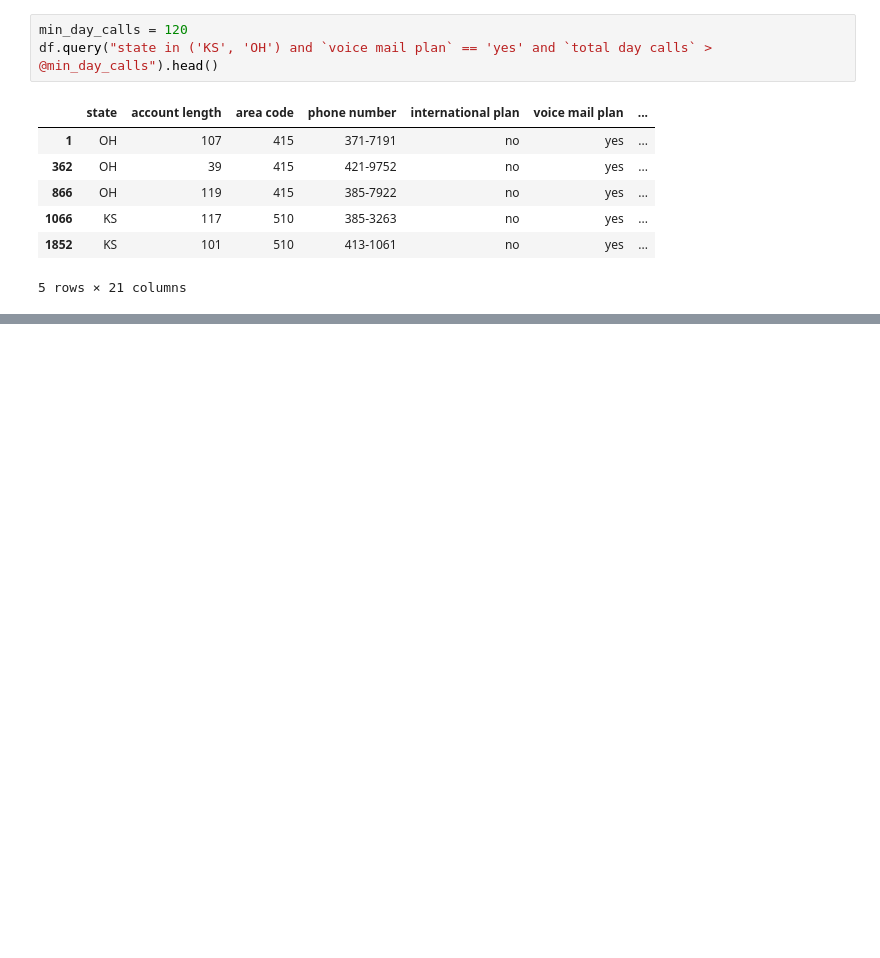
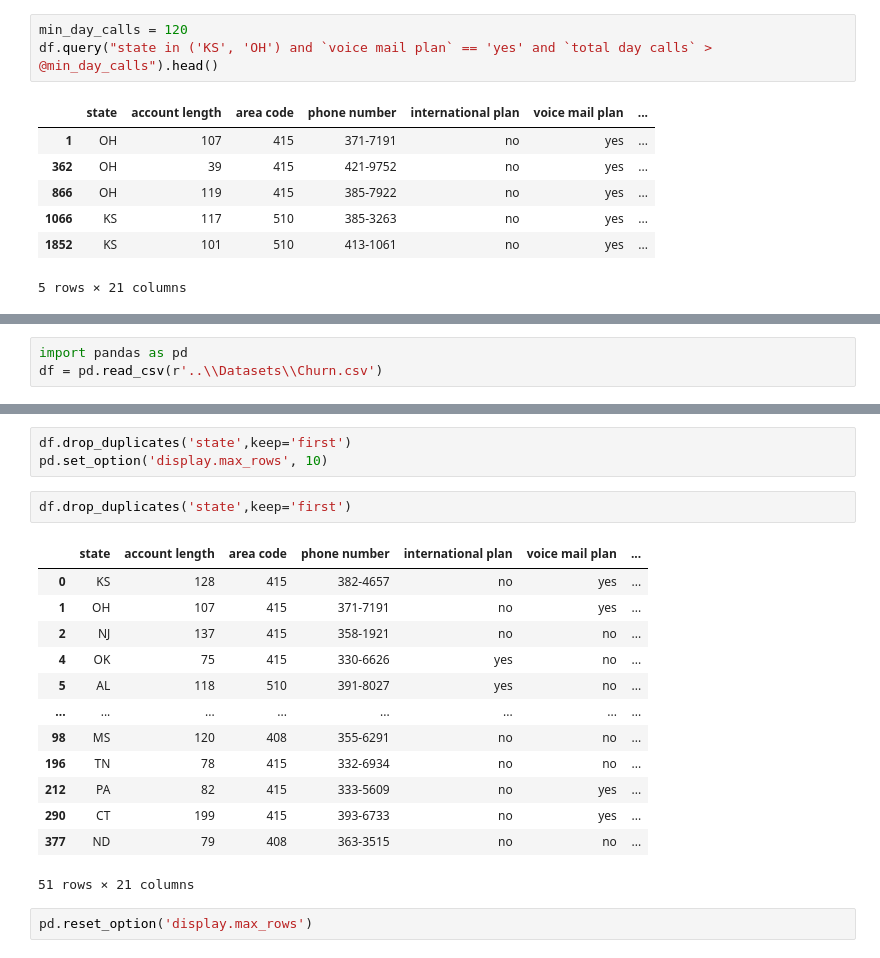
Before and after one commit to yuvii0125/Pandas, a Jupyter notebook: Pandas Filtering of Data/04_Query_oval.ipynb, the cells around one changed output, grey strips where cells are left out. Saved outputs shown, nothing was run; the diff lists cells and outputs as text; blank space fills up the shorter version.

Commit message:
Pandas Notebook

```diff
--- a/Pandas Filtering of Data/04_Query_oval.ipynb
+++ b/Pandas Filtering of Data/04_Query_oval.ipynb
@@ -90,0 +179,3 @@ Wall time: 3.91 ms
+# %%
+import pandas as pd
+df = pd.read_csv(r'..\\Datasets\\Churn.csv')
@@ -90,0 +198,21 @@ Wall time: 3.91 ms
+# %%
+df.drop_duplicates('state',keep='first')
+pd.set_option('display.max_rows', 10)
+# %%
+df.drop_duplicates('state',keep='first')
+# %% [output]
+|  | state | account length | area code | phone number | international plan | voice mail plan | ... |
+| 0 | KS | 128 | 415 | 382-4657 | no | yes | ... |
+| 1 | OH | 107 | 415 | 371-7191 | no | yes | ... |
+| 2 | NJ | 137 | 415 | 358-1921 | no | no | ... |
+| 4 | OK | 75 | 415 | 330-6626 | yes | no | ... |
+| 5 | AL | 118 | 510 | 391-8027 | yes | no | ... |
+| ... | ... | ... | ... | ... | ... | ... | ... |
+| 98 | MS | 120 | 408 | 355-6291 | no | no | ... |
+| 196 | TN | 78 | 415 | 332-6934 | no | no | ... |
+| 212 | PA | 82 | 415 | 333-5609 | no | yes | ... |
+| 290 | CT | 199 | 415 | 393-6733 | no | yes | ... |
+| 377 | ND | 79 | 408 | 363-3515 | no | no | ... |
+51 rows × 21 columns
+# %%
+pd.reset_option('display.max_rows')
```
Also changed, not shown: parts of 32 cells of this notebook.
